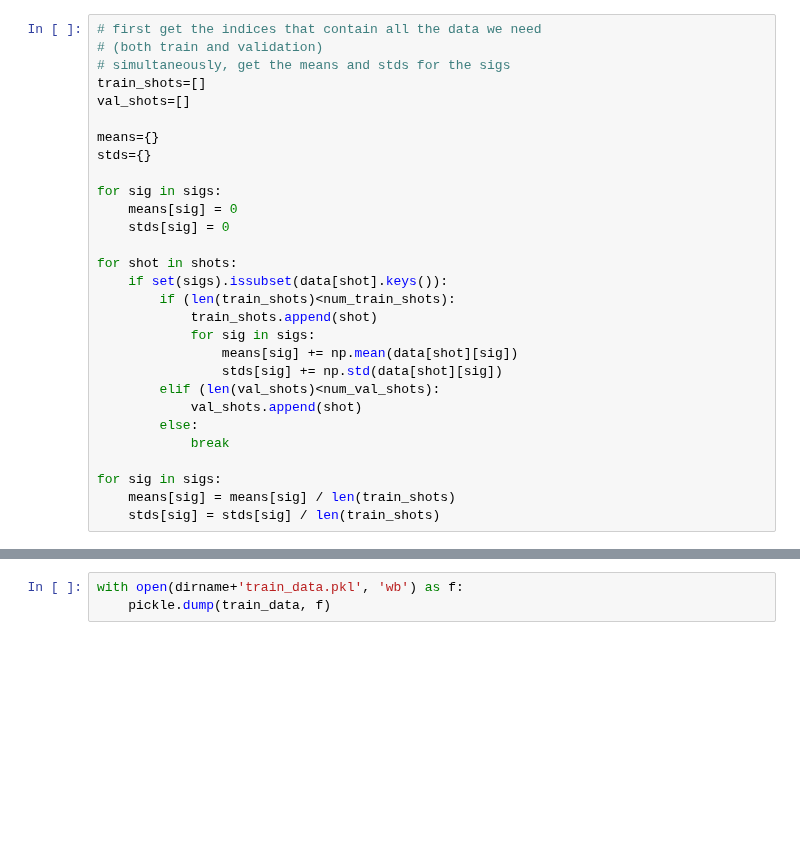
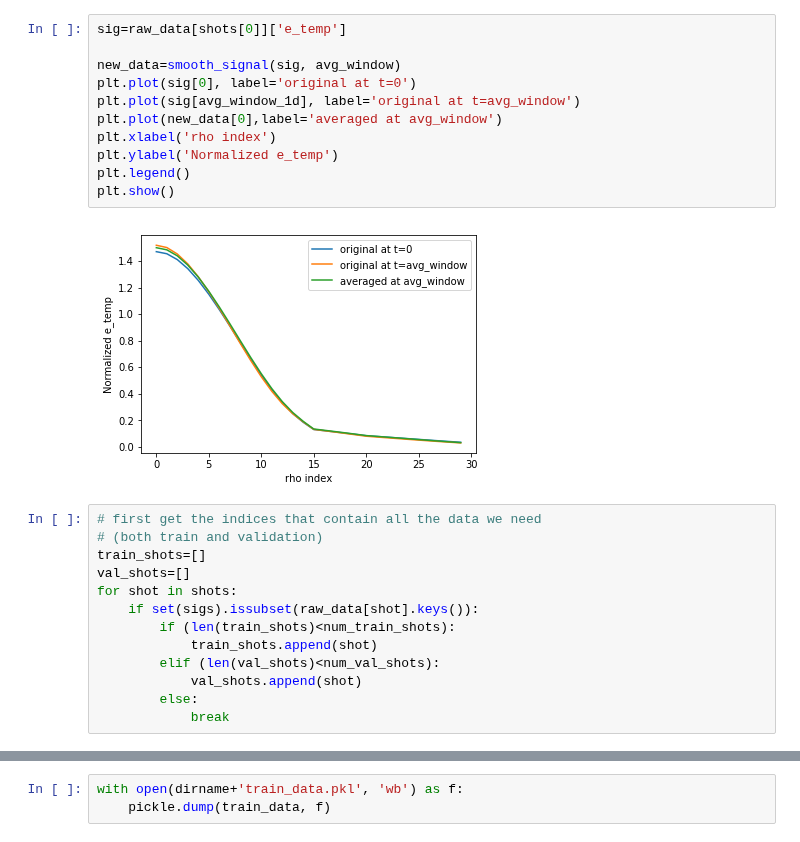
Before and after one commit to PlasmaControl/plasma-profile-predictor, a Jupyter notebook: data/process_data.ipynb, the cells around one changed output, grey strips where cells are left out. Cells and saved outputs as stored; diff of their text form; blank space fills up the shorter version.

```diff
--- a/data/process_data.ipynb
+++ b/data/process_data.ipynb
@@ -27,29 +48,26 @@ True
+# %%
+sig=raw_data[shots[0]]['e_temp']
+
+new_data=smooth_signal(sig, avg_window)
+plt.plot(sig[0], label='original at t=0')
+plt.plot(sig[avg_window_1d], label='original at t=avg_window')
+plt.plot(new_data[0],label='averaged at avg_window')
+plt.xlabel('rho index')
+plt.ylabel('Normalized e_temp')
+plt.legend()
+plt.show()
+# %% [output]
+[figure, added]
 # %%
 # first get the indices that contain all the data we need
 # (both train and validation)
-# simultaneously, get the means and stds for the sigs
 train_shots=[]
 val_shots=[]
-
-means={}
-stds={}
-
-for sig in sigs:
-    means[sig] = 0
-    stds[sig] = 0
-
 for shot in shots:
-    if set(sigs).issubset(data[shot].keys()):
+    if set(sigs).issubset(raw_data[shot].keys()):
         if (len(train_shots)<num_train_shots):
             train_shots.append(shot)
-            for sig in sigs:
-                means[sig] += np.mean(data[shot][sig])
-                stds[sig] += np.std(data[shot][sig])
         elif (len(val_shots)<num_val_shots):
             val_shots.append(shot)
         else:
             break
-
-for sig in sigs:
-    means[sig] = means[sig] / len(train_shots)
-    stds[sig] = stds[sig] / len(train_shots)
```
Also changed, not shown: parts of 27 cells of this notebook, 24 other files.
